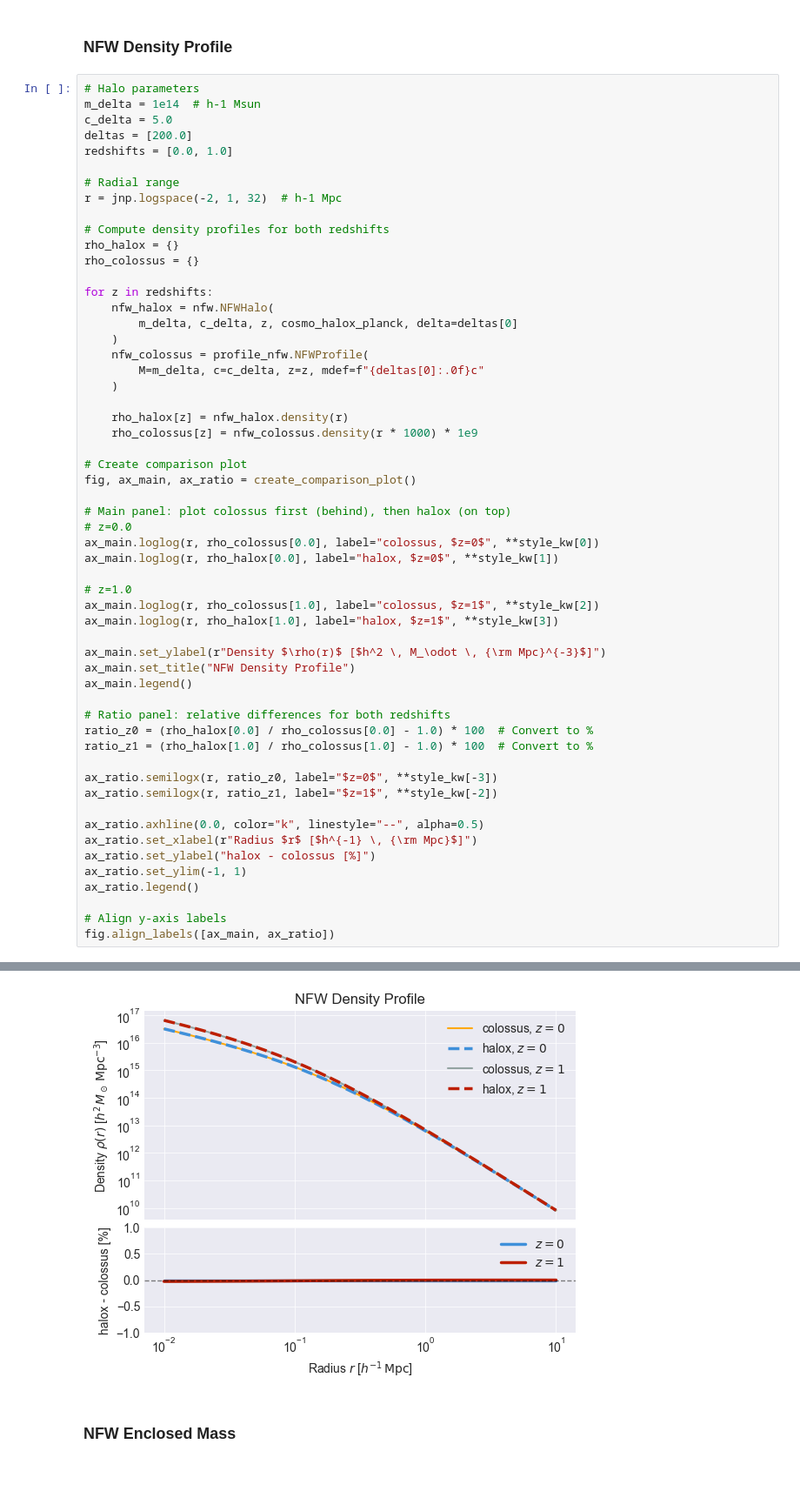
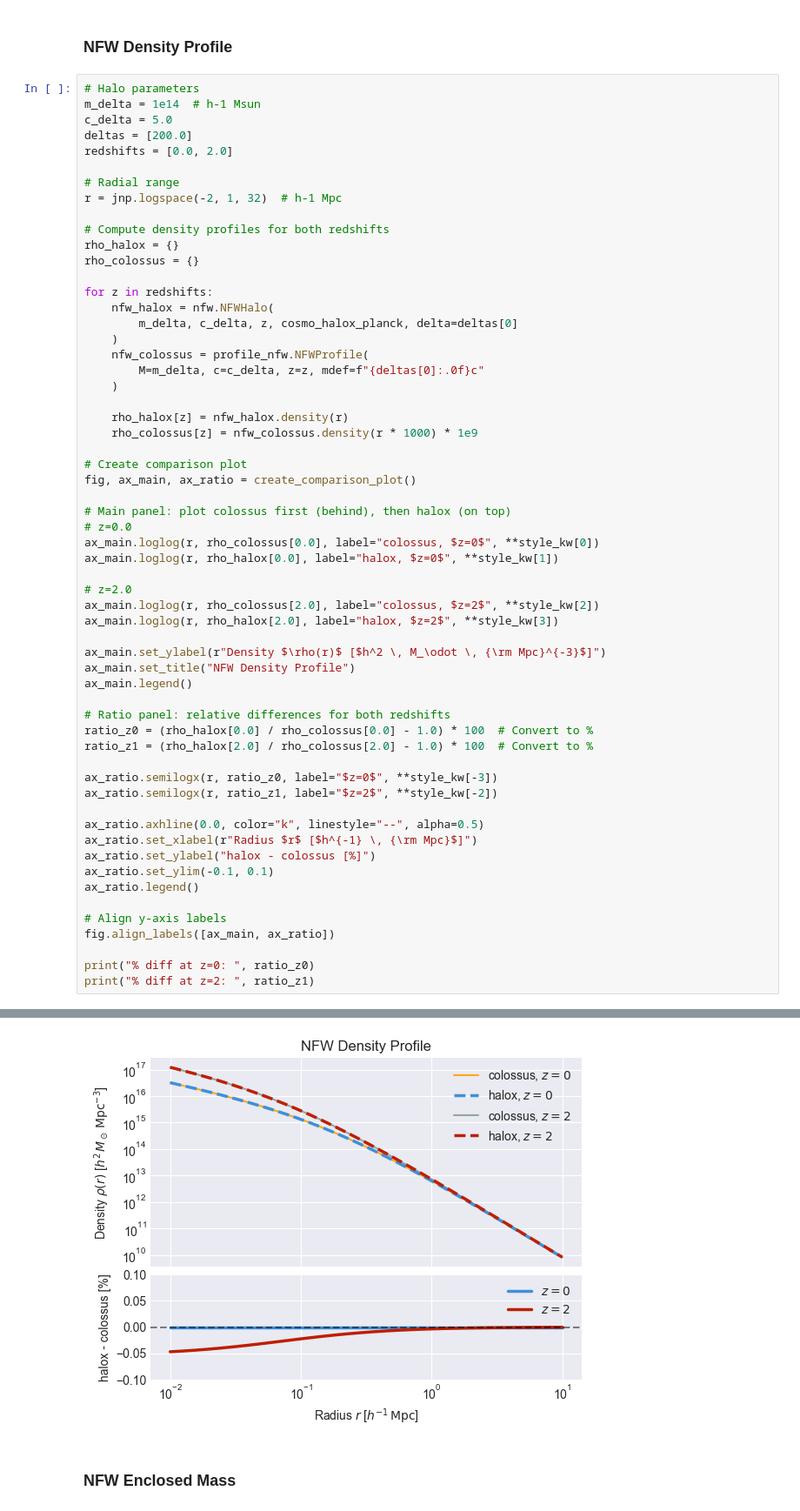
Before and after one commit to fkeruzore/halox, a Jupyter notebook: notebooks/halox_vs_colossus.ipynb, the cells around one changed output, grey strips where cells are left out. Shown at 87% size. Drawn from its saved outputs; the diff is of its cells as text; blank space fills up the shorter version.

```diff
--- a/notebooks/halox_vs_colossus.ipynb
+++ b/notebooks/halox_vs_colossus.ipynb
@@ -103,7 +104,7 @@ style_kw = [
 m_delta = 1e14  # h-1 Msun
 c_delta = 5.0
 deltas = [200.0]
-redshifts = [0.0, 1.0]
+redshifts = [0.0, 2.0]
 
 # Radial range
 r = jnp.logspace(-2, 1, 32)  # h-1 Mpc
@@ -131,9 +132,9 @@ fig, ax_main, ax_ratio = create_comparison_plot()
 ax_main.loglog(r, rho_colossus[0.0], label="colossus, $z=0$", **style_kw[0])
 ax_main.loglog(r, rho_halox[0.0], label="halox, $z=0$", **style_kw[1])
 
-# z=1.0
-ax_main.loglog(r, rho_colossus[1.0], label="colossus, $z=1$", **style_kw[2])
-ax_main.loglog(r, rho_halox[1.0], label="halox, $z=1$", **style_kw[3])
+# z=2.0
+ax_main.loglog(r, rho_colossus[2.0], label="colossus, $z=2$", **style_kw[2])
+ax_main.loglog(r, rho_halox[2.0], label="halox, $z=2$", **style_kw[3])
 
 ax_main.set_ylabel(r"Density $\rho(r)$ [$h^2 \, M_\odot \, {\rm Mpc}^{-3}$]")
 ax_main.set_title("NFW Density Profile")
@@ -141,17 +142,20 @@ ax_main.legend()
 
 # Ratio panel: relative differences for both redshifts
 ratio_z0 = (rho_halox[0.0] / rho_colossus[0.0] - 1.0) * 100  # Convert to %
-ratio_z1 = (rho_halox[1.0] / rho_colossus[1.0] - 1.0) * 100  # Convert to %
+ratio_z1 = (rho_halox[2.0] / rho_colossus[2.0] - 1.0) * 100  # Convert to %
 
 ax_ratio.semilogx(r, ratio_z0, label="$z=0$", **style_kw[-3])
-ax_ratio.semilogx(r, ratio_z1, label="$z=1$", **style_kw[-2])
+ax_ratio.semilogx(r, ratio_z1, label="$z=2$", **style_kw[-2])
 
 ax_ratio.axhline(0.0, color="k", linestyle="--", alpha=0.5)
 ax_ratio.set_xlabel(r"Radius $r$ [$h^{-1} \, {\rm Mpc}$]")
 ax_ratio.set_ylabel("halox - colossus [%]")
-ax_ratio.set_ylim(-1, 1)
+ax_ratio.set_ylim(-0.1, 0.1)
 ax_ratio.legend()
 
 # Align y-axis labels
 fig.align_labels([ax_main, ax_ratio])
+
+print("% diff at z=0: ", ratio_z0)
+print("% diff at z=2: ", ratio_z1)
 # %% [output]
@@ -158,4 +176,4 @@ fig.align_labels([ax_main, ax_ratio])
-[figure, old version]
+[figure, new version]
 # %% [markdown]
 ### NFW Enclosed Mass
 # %%
```
Also changed, not shown: parts of 15 cells of this notebook, 1 other file.
